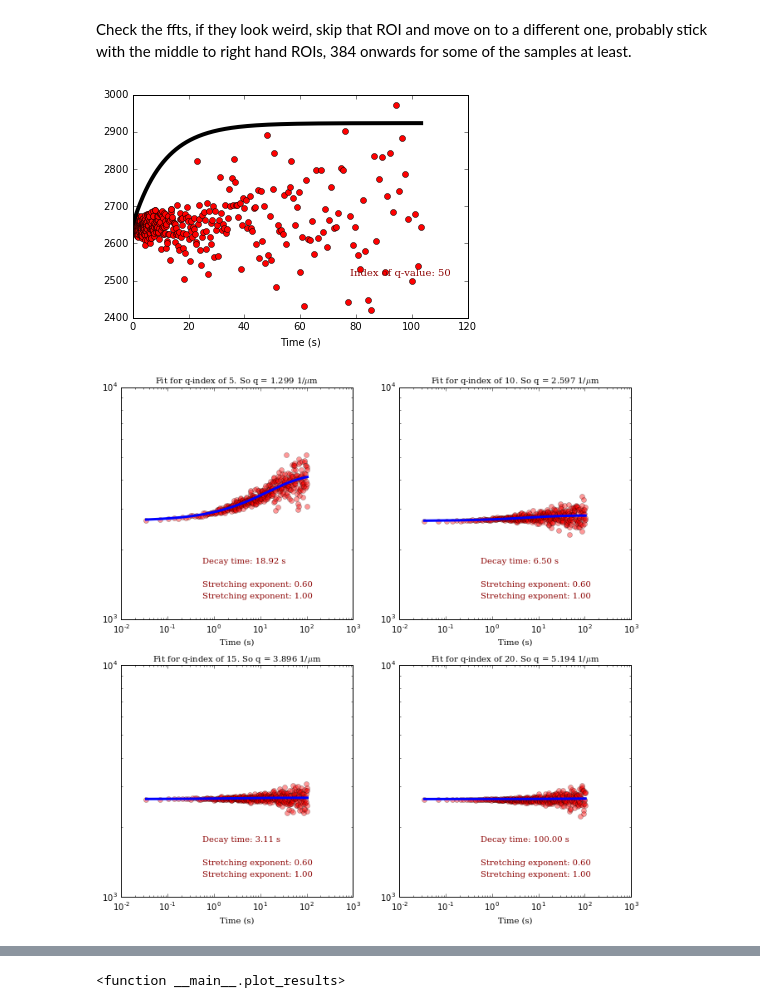
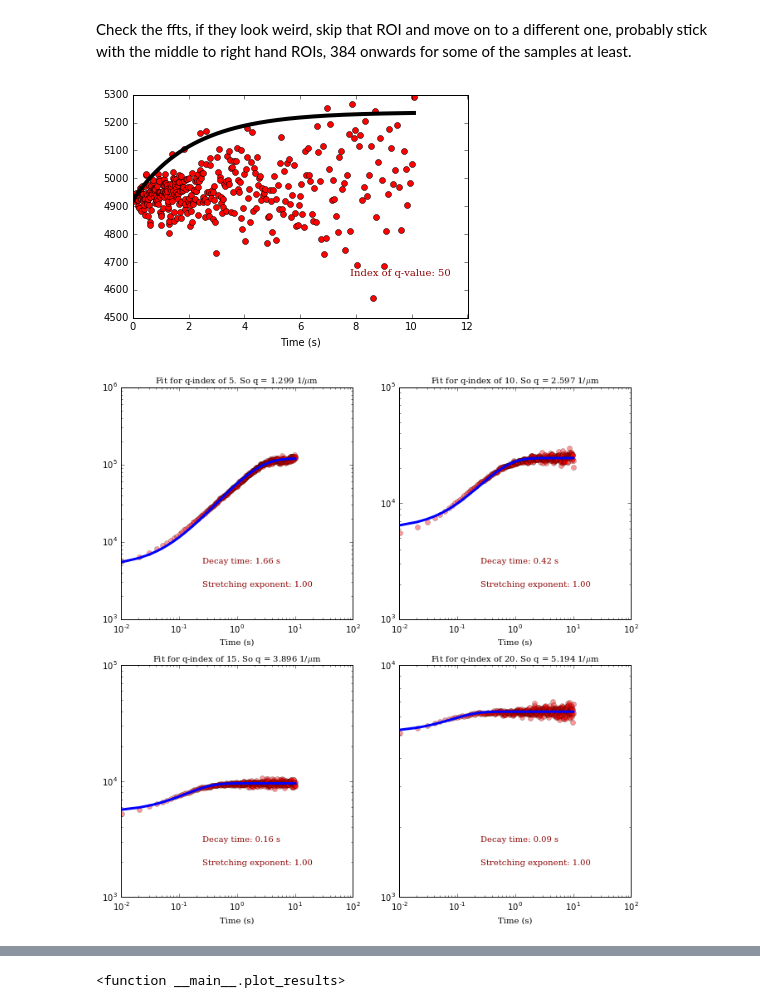
Before and after one commit to rmcgorty/Differential-Dynamic-Microscopy---Python, a Jupyter notebook: DDM analysis for DNA samples.ipynb, the cells around one changed output, grey strips where cells are left out. Saved outputs shown, nothing was run; the diff lists cells and outputs as text; code cells hidden in the pictures.

```diff
--- a/DDM analysis for DNA samples.ipynb
+++ b/DDM analysis for DNA samples.ipynb
@@ -38,14 +38,14 @@ Sample2 = ['0.02mgmlDNA_Buffer_17.5fps_55exp_8000frames', '0.02mgmlDNA_Buffer_49
 Sample = ['0.02mgmlDNA_ActinNetwork_29fps_34exp']
 # %%
 newt = lambda t,s: (1./s)*gamma(1./s)*t
-framerate = 29.0
+framerate = 99.0
 px = 0.189
 imDimension = 128
 # %%
 # different ROIs and the video number, change samNumber based upon the number of videos taken for the condition
 ROI = ['0', '128', '256', '384', '512', '640', '768', '896']
 samNumber = ['1','2','3','4','5','6','7','8']
-num = 0
+num = 3
 AvgROIs = np.empty(len(ROI))
 # %% [markdown]
 Check the ffts, if they look weird, skip that ROI and move on to a different one, probably stick with the middle to right hand ROIs, 384 onwards for some of the samples at least.
@@ -53,15 +53,15 @@ Check the ffts, if they look weird, skip that ROI and move on to a different one
 ### %matplotlib inline
 mpld3.enable_notebook()
 # Change the directory or data file and change the condition number so the average ROI list can be iterated over
-ss = 3 #changes the video
-c = 0 #changes the ROI
+ss = 1 #changes the video
+c = 7 #changes the ROI
 
-data_dir = "Z:\\Devynn_Summer2018\\Data\\2018-07-11_DNA\\2018-07-11_videos\\Actin\\"
+data_dir = "D:\\AllVideos\\"
 #"Z:\\Devynn_Summer2018\\Data\\2018-06-07_DNA\\videos\\"
 #"D:\\videos\\"
 #"Z:\\Devynn_Summer2018\\Data\\2018-06-01_DNA\\AllVideos\\"
 
-data_file = Sample[num]+"_"+samNumber[ss]+"_MMStack_Pos0.ome_"+ROI[c]+"_top_128x128_FFTDIFFS_dts_ravs.p"
+data_file = Sample2[num]+"_"+samNumber[ss]+"_MMStack_Pos0.ome_"+ROI[c]+"_BH_128x128_FFTDIFFS_dts_ravs.p"
 
 dat = pickle.load(open(data_dir + data_file,'r'))
 ravs = dat['ravs']
@@ -74,22 +76,22 @@ ffts = dat['ffts']
 # %%
 %matplotlib inline
 mpld3.enable_notebook()
 
 q = np.arange(0,imDimension/2)*2*np.pi*(1./(imDimension*px))
 times = dts/framerate
 q_index = 50
-backg = 2650
+backg = 4920
 #We try to use the function `returnReasonableParams` to find reasonable initial guesses for the fitting function
 
 pars,minp,maxp,lmin,lmax,fix = ddm.returnReasonableParams(d=ravs[:,q_index],bg=backg, double=False, fps=framerate)
 plt.plot(times, ravs[:,q_index],'ro') #plot the data
 plt.plot(times, ddm.dTheory(times,*pars), '-k', lw=4) #see how well the initial guess performs
 ax = plt.gca()
 plt.text(0.8, 0.2, 'Index of q-value: %i' % q_index, horizontalalignment='center', verticalalignment='center',
            transform=ax.transAxes, fontdict=font_plt)
 plt.xlabel('Time (s)');
 # %% [output]
-[figure, old version]
+[figure, new version]
 # %%
 def two_rounds_fitting(data, times):
     '''
@@ -102,15 +104,15 @@ def two_rounds_fitting(data, times):
     #Paramters:
     # Amplitude-0, TimeConst-1, Background-2, Alpha (strtching exp), (... same for second exp..))
 
-    minp[3]=0.3
-    maxp[3]=0.8
-    maxp[2]=7000
-    minp[2]=100
-    pars[3]=0.6
+    minp[3]=0.9
+    maxp[3]=1.0
+    maxp[2]=6000
+    minp[2]=0
+    pars[3]=1.0
     maxp[1] = 100
     maxp[5] = 100
     fix[3]=True
-    fix[2]=True
+    fix[2]=False
     minp[6] = 0.5
     maxp[6]=1.0
 
@@ -157,14 +159,14 @@ for i,q_index in enumerate([5,10,15,20]):
     ax.text(0.35,0.15,'Stretching exponent: %.2f' % fitparamsB[3],
             fontdict=font_plt,horizontalalignment='left',
             verticalalignment='center', transform=ax.transAxes)
-    ax.text(0.35,0.10,'Stretching exponent: %.2f' % fitparamsB[6],
-            fontdict=font_plt,horizontalalignment='left',
-            verticalalignment='center', transform=ax.transAxes)
+    #ax.text(0.35,0.10,'Stretching exponent: %.2f' % fitparamsB[6],
+            #fontdict=font_plt,horizontalalignment='left',
+            #verticalalignment='center', transform=ax.transAxes)
     ax.set_xlabel("Time (s)", fontdict=font_plt_ax)
     ax.set_title("Fit for q-index of %i. So q = %.3f 1/$\mu$m" % (q_index, q[q_index]), fontdict=font_plt_ax)
     #ax.set_ylim(2.5e3,4.5e3)
 # %% [output]
-[figure, old version]
+[figure, new version]
 # %%
 #Now, we'll do that fit for *all* q-values
 
```
Also changed, not shown: parts of 5 cells of this notebook, 1 other file.
